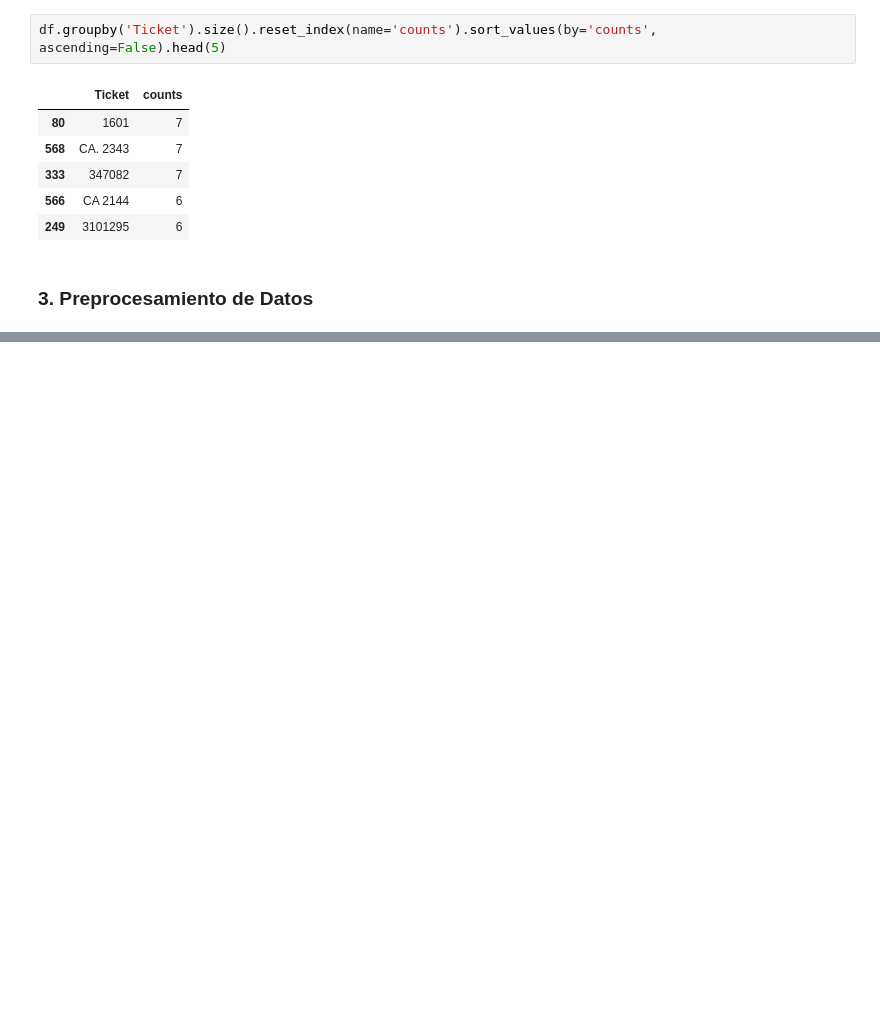
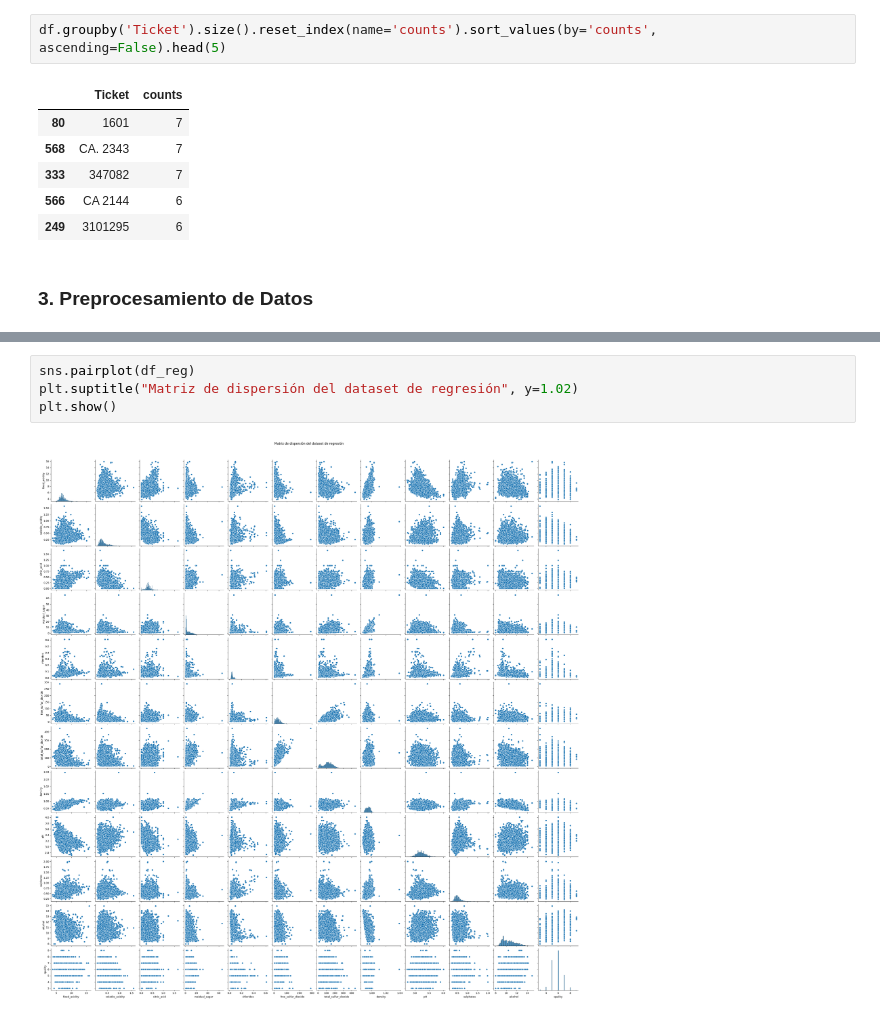
Before and after one commit to MartoBadi/TSCDIA-, a Jupyter notebook: Modelizado de Minería de Datos/tp_final/tp_final.ipynb, the cells around one changed output, grey strips where cells are left out. Drawn from its saved outputs; the diff is of its cells as text; blank space fills up the shorter version.

```diff
--- a/Modelizado de Minería de Datos/tp_final/tp_final.ipynb
+++ b/Modelizado de Minería de Datos/tp_final/tp_final.ipynb
@@ -517,0 +650,6 @@ df.groupby('Ticket').size().reset_index(name='counts').sort_values(by='counts',
+# %%
+sns.pairplot(df_reg)
+plt.suptitle("Matriz de dispersión del dataset de regresión", y=1.02)
+plt.show()
+# %% [output]
+[figure, added]
```
Also changed, not shown: parts of 8 cells of this notebook.
